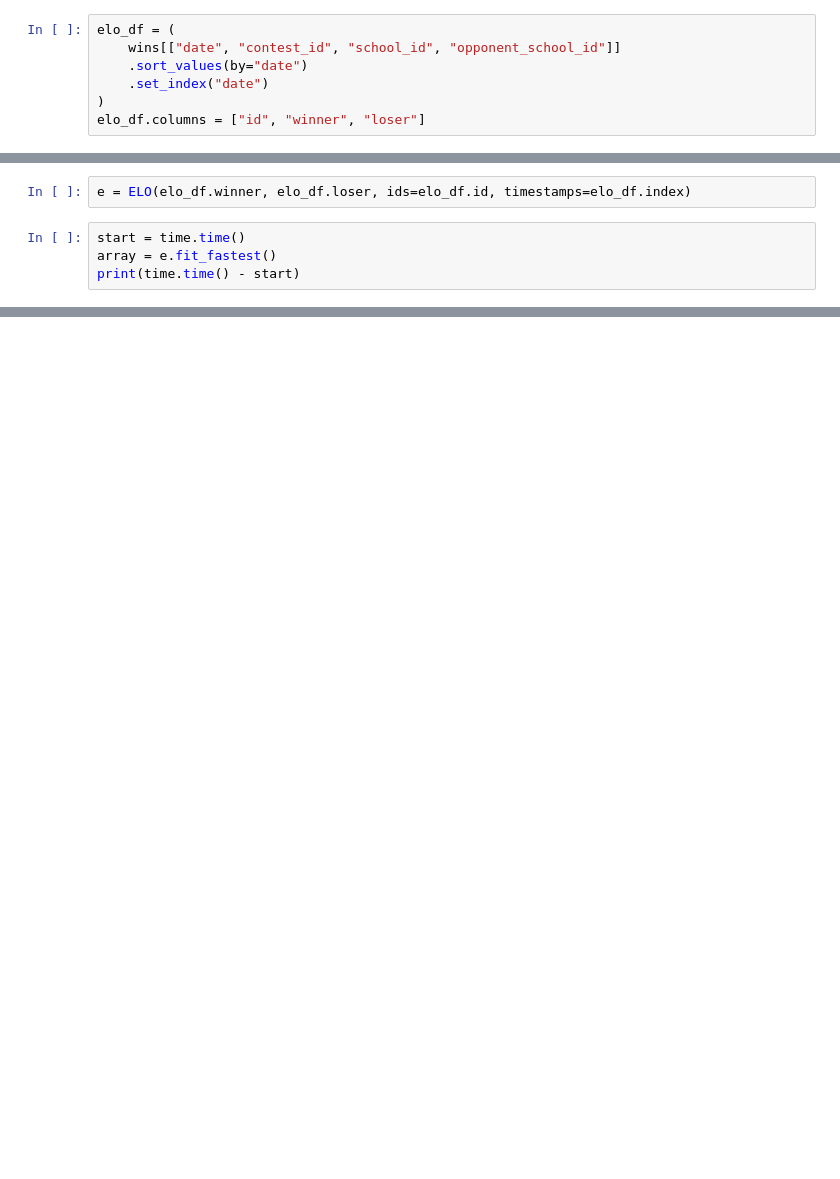
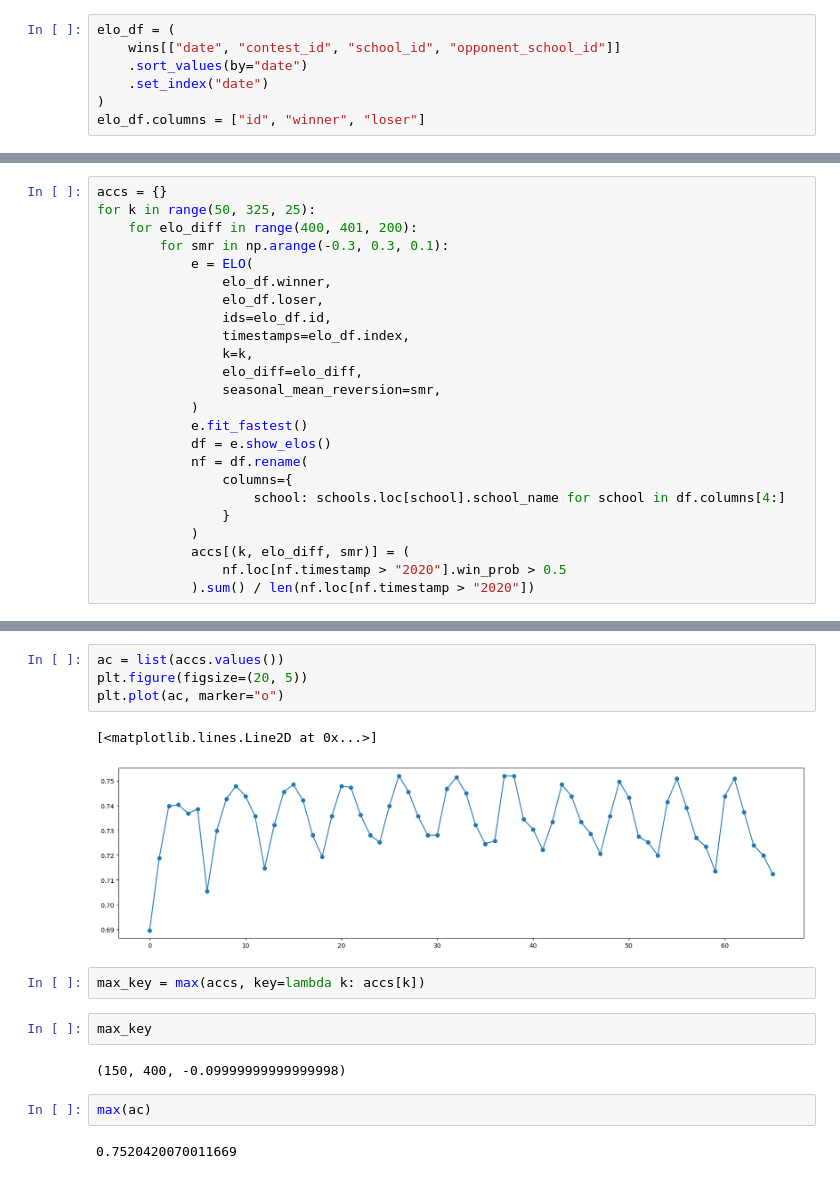
Before and after one commit to evanglas/lacrosse-analysis, a Jupyter notebook: elo_predictor.ipynb, the cells around one changed output, grey strips where cells are left out. Drawn from its saved outputs; the diff is of its cells as text; blank space fills up the shorter version.

```diff
--- a/elo_predictor.ipynb
+++ b/elo_predictor.ipynb
@@ -169,6 +194,0 @@ e.show_elos()
-# %%
-e = ELO(elo_df.winner, elo_df.loser, ids=elo_df.id, timestamps=elo_df.index)
-# %%
-start = time.time()
-array = e.fit_fastest()
-print(time.time() - start)
@@ -213,0 +235,24 @@ nf = df.rename(columns={school: schools.loc[school].school_name for school in df
+# %%
+accs = {}
+for k in range(50, 325, 25):
+    for elo_diff in range(400, 401, 200):
+        for smr in np.arange(-0.3, 0.3, 0.1):
+            e = ELO(
+                elo_df.winner,
+                elo_df.loser,
+                ids=elo_df.id,
+                timestamps=elo_df.index,
+                k=k,
+                elo_diff=elo_diff,
+                seasonal_mean_reversion=smr,
+            )
+            e.fit_fastest()
+            df = e.show_elos()
+            nf = df.rename(
+                columns={
+                    school: schools.loc[school].school_name for school in df.columns[4:]
+                }
+            )
+            accs[(k, elo_diff, smr)] = (
+                nf.loc[nf.timestamp > "2020"].win_prob > 0.5
+            ).sum() / len(nf.loc[nf.timestamp > "2020"])
@@ -213,0 +277,17 @@ nf = df.rename(columns={school: schools.loc[school].school_name for school in df
+# %%
+ac = list(accs.values())
+plt.figure(figsize=(20, 5))
+plt.plot(ac, marker="o")
+# %% [output]
+[<matplotlib.lines.Line2D at 0x...>]
+[figure, added]
+# %%
+max_key = max(accs, key=lambda k: accs[k])
+# %%
+max_key
+# %% [output]
+(150, 400, -0.09999999999999998)
+# %%
+max(ac)
+# %% [output]
+0.7520420070011669
```
Also changed, not shown: parts of 28 cells of this notebook, 1 other file.
